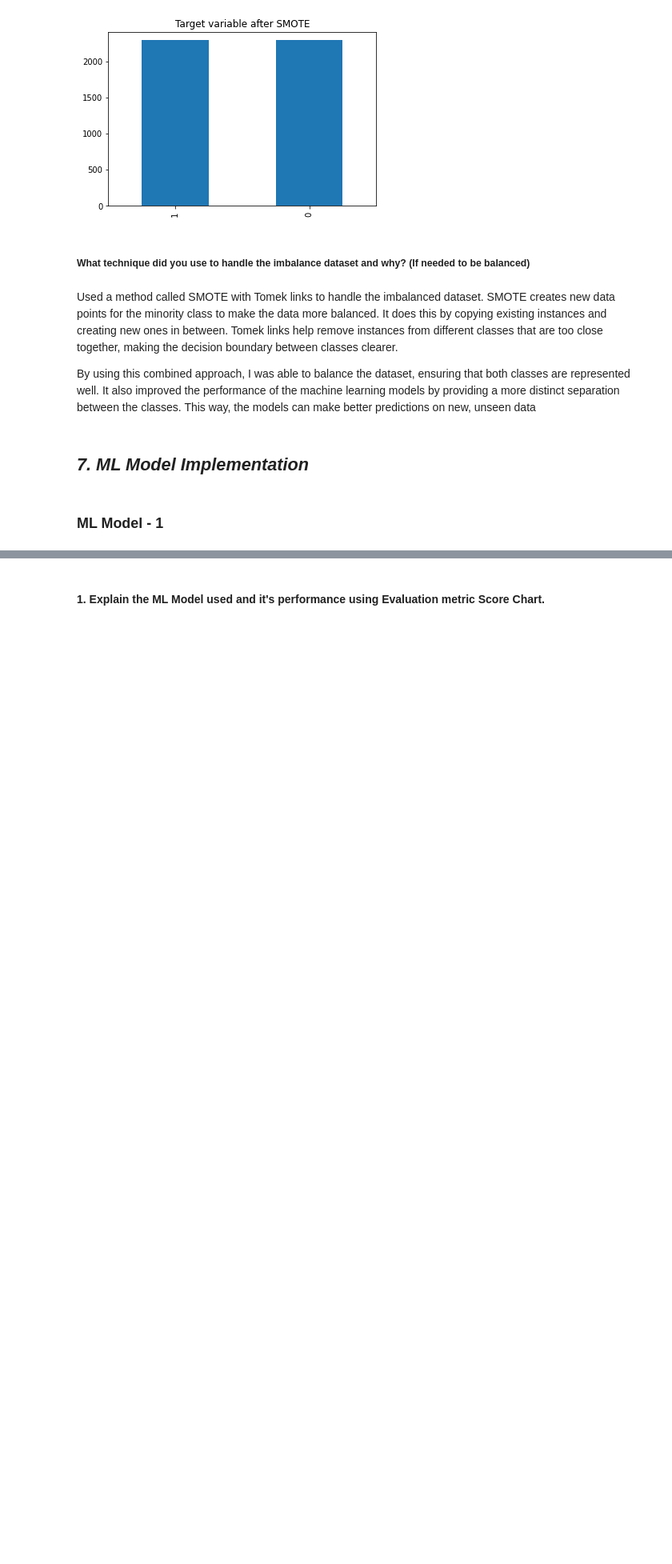
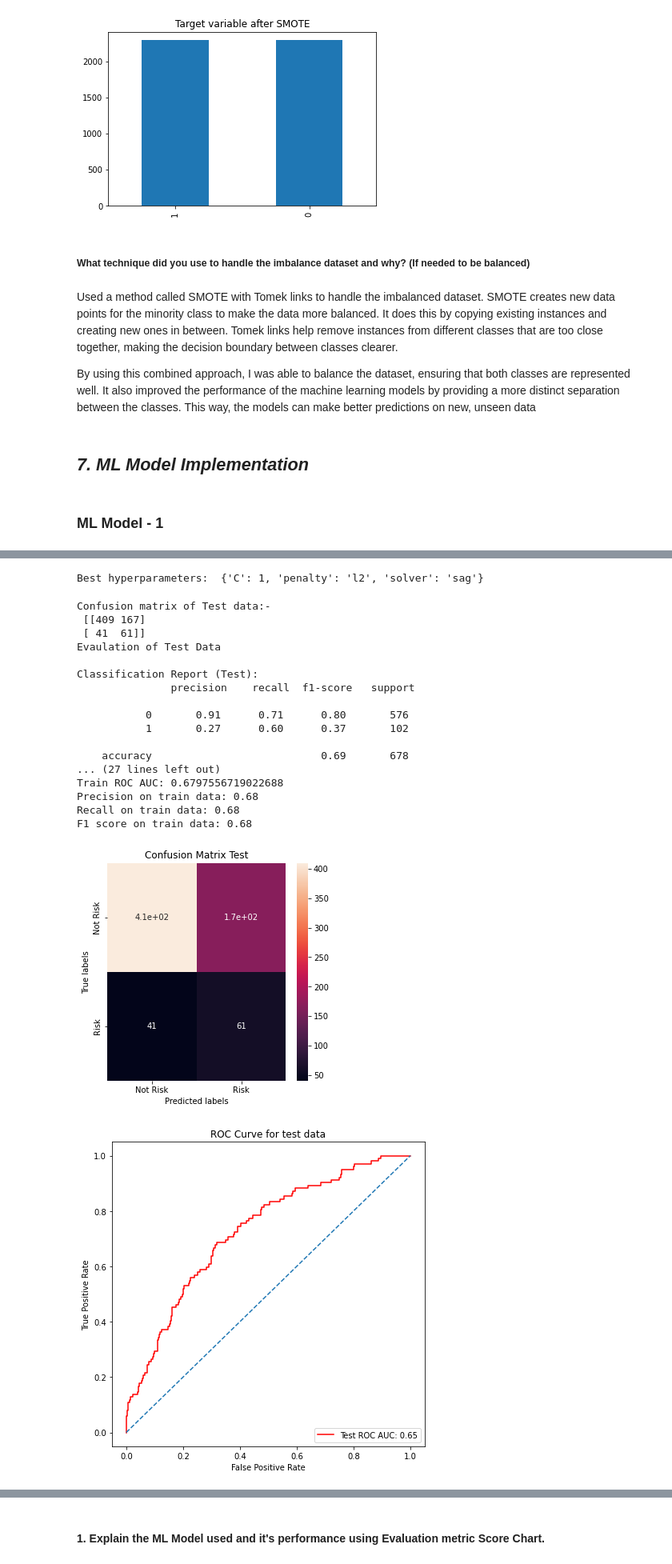
Before and after one commit to vyankath/AB_Capstone_CL_CRP, a Jupyter notebook: CL_Submission_CRP.ipynb, the cells around one changed output, grey strips where cells are left out. Shown at 80% size. Cells and saved outputs as stored; diff of their text form; code cells hidden in the pictures; blank space fills up the shorter version.

```diff
--- a/CL_Submission_CRP.ipynb
+++ b/CL_Submission_CRP.ipynb
@@ -1227,0 +1371,42 @@ The accuracy on test data is  0.855457227138643
+# %%
+# ML Model - 1 Implementation with hyperparameter optimization techniques (i.e., GridSearch CV, RandomSearch CV, Bayesian Optimization etc.)
+gird_parameter = {'C': [100,10,1,0.1,0.01,0.001,0.0001],'penalty': ['l1', 'l2'],
+                  'solver':['newton-cg', 'lbfgs', 'liblinear', 'sag', 'saga']}  # setting parameters
+log_clf_hpt = LogisticRegression(fit_intercept=True, max_iter=10000, random_state=0) # Initializing the logistic regression model
+
+k_fold = RepeatedStratifiedKFold(n_splits=3, n_repeats=4, random_state=0) # repeated stratified kfold
+
+grid = GridSearchCV(log_clf_hpt, gird_parameter, cv=k_fold) # Using GridSearchCV to tune the hyperparameters using cross-validation
+grid.fit(x_smote, y_smote)
+
+best_params = grid.best_params_  # finfing The best hyperparameters by GridSearchCV
+
+print("Best hyperparameters: ", best_params) # Printing best hyperparameters found by GridSearchCV
+# %% [output]
+Best hyperparameters:  {'C': 1, 'penalty': 'l2', 'solver': 'sag'}
+# %%
+# Initiate model with best parameters
+log_clf2 = LogisticRegression(C=1,penalty='l2',solver='sag',max_iter=10000, random_state=0)
+# %%
+# Visualizing evaluation Metric Score chart
+model2 = clf_model(log_clf2, x_smote, x_test, y_smote, y_test)
+# %% [output]
+Confusion matrix of Test data:-
+ [[409 167]
+ [ 41  61]]
+Evaulation of Test Data
+
+Classification Report (Test):
+               precision    recall  f1-score   support
+
+           0       0.91      0.71      0.80       576
+           1       0.27      0.60      0.37       102
+
+    accuracy                           0.69       678
+... (27 lines left out)
+Train ROC AUC: 0.6797556719022688
+Precision on train data: 0.68
+Recall on train data: 0.68
+F1 score on train data: 0.68
+[figure, added]
+[figure, added]
```
Also changed, not shown: parts of 135 cells of this notebook, 1 other file.
